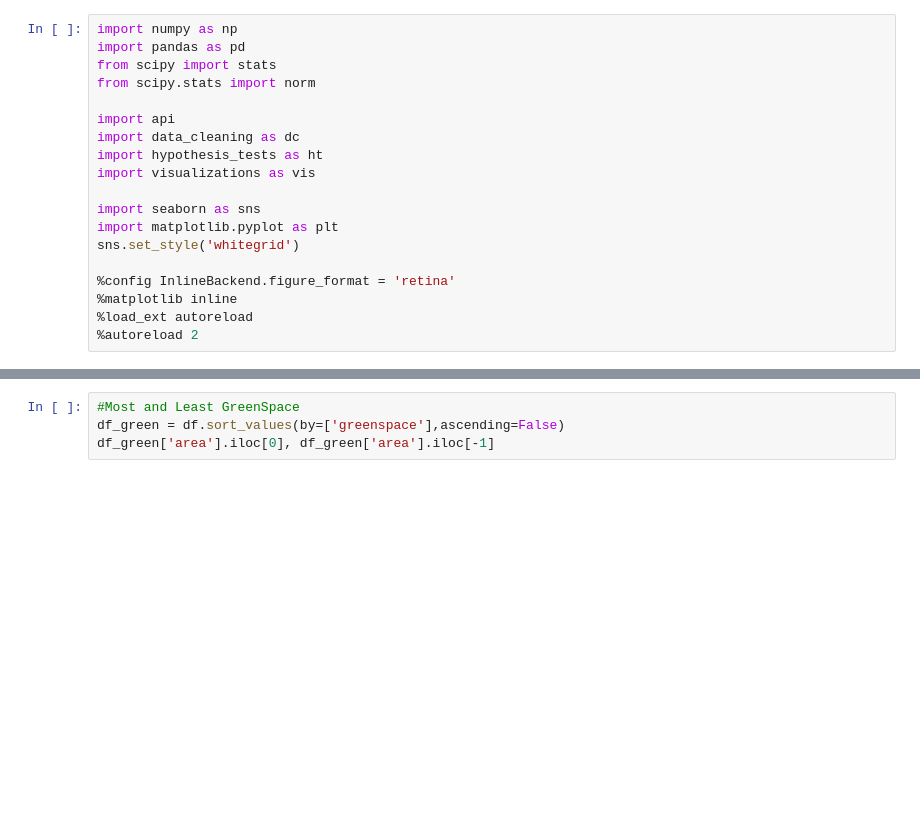
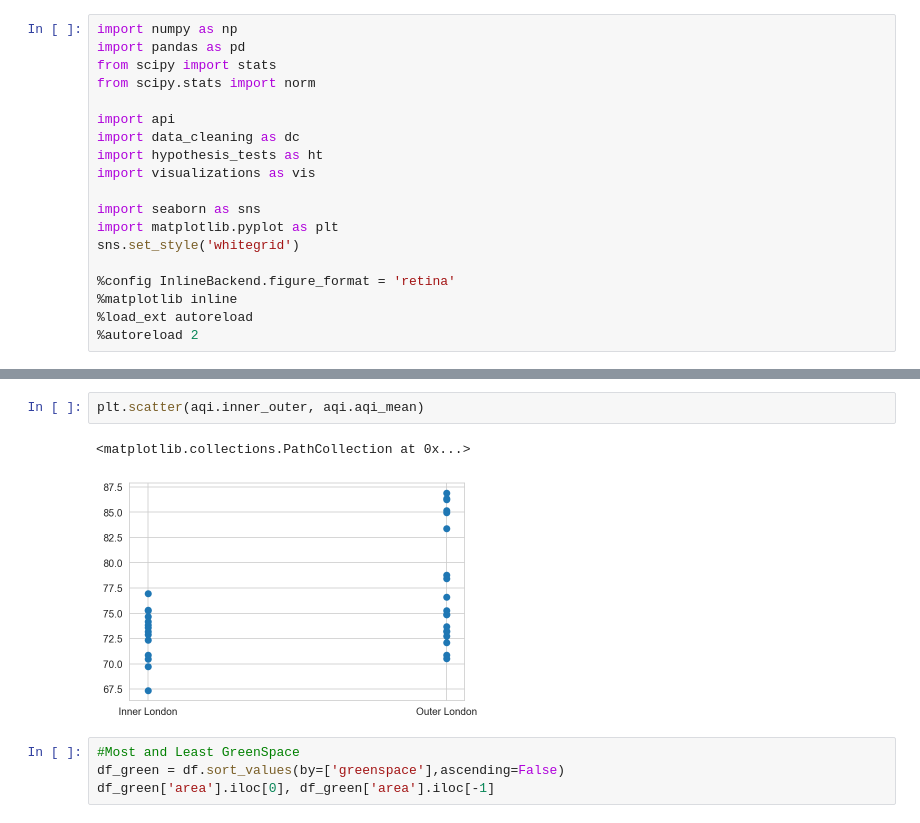
Before and after one commit to tinacliu/mod3_project, a Jupyter notebook: Hypotheses.ipynb, the cells around one changed output, grey strips where cells are left out. Saved outputs shown, nothing was run; the diff lists cells and outputs as text; blank space fills up the shorter version.

```diff
--- a/Hypotheses.ipynb
+++ b/Hypotheses.ipynb
@@ -49,3 +127,8 @@ df = dc.full_clean()
+# %%
+plt.scatter(aqi.inner_outer, aqi.aqi_mean)
+# %% [output]
+<matplotlib.collections.PathCollection at 0x...>
+[figure, added]
 # %%
 #Most and Least GreenSpace
 df_green = df.sort_values(by=['greenspace'],ascending=False)
```
Also changed, not shown: parts of 39 cells of this notebook, 4 other files.
